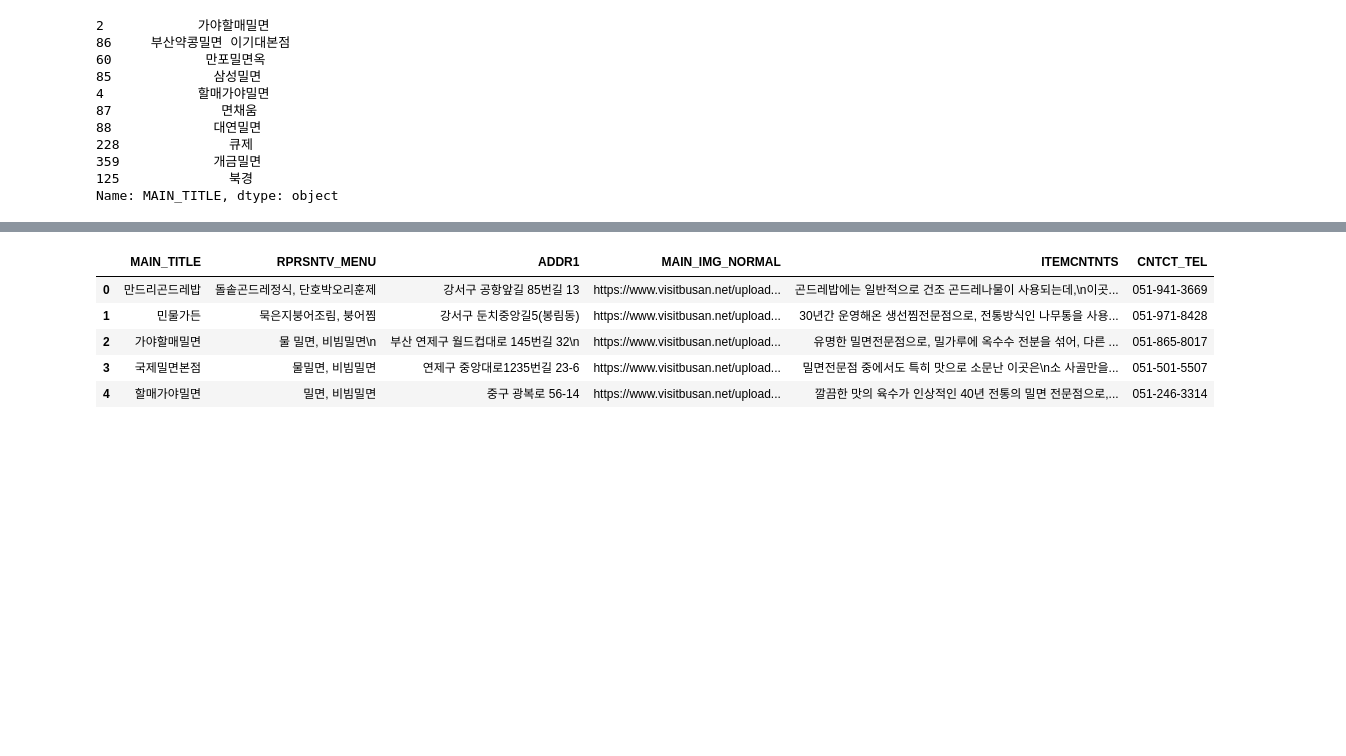
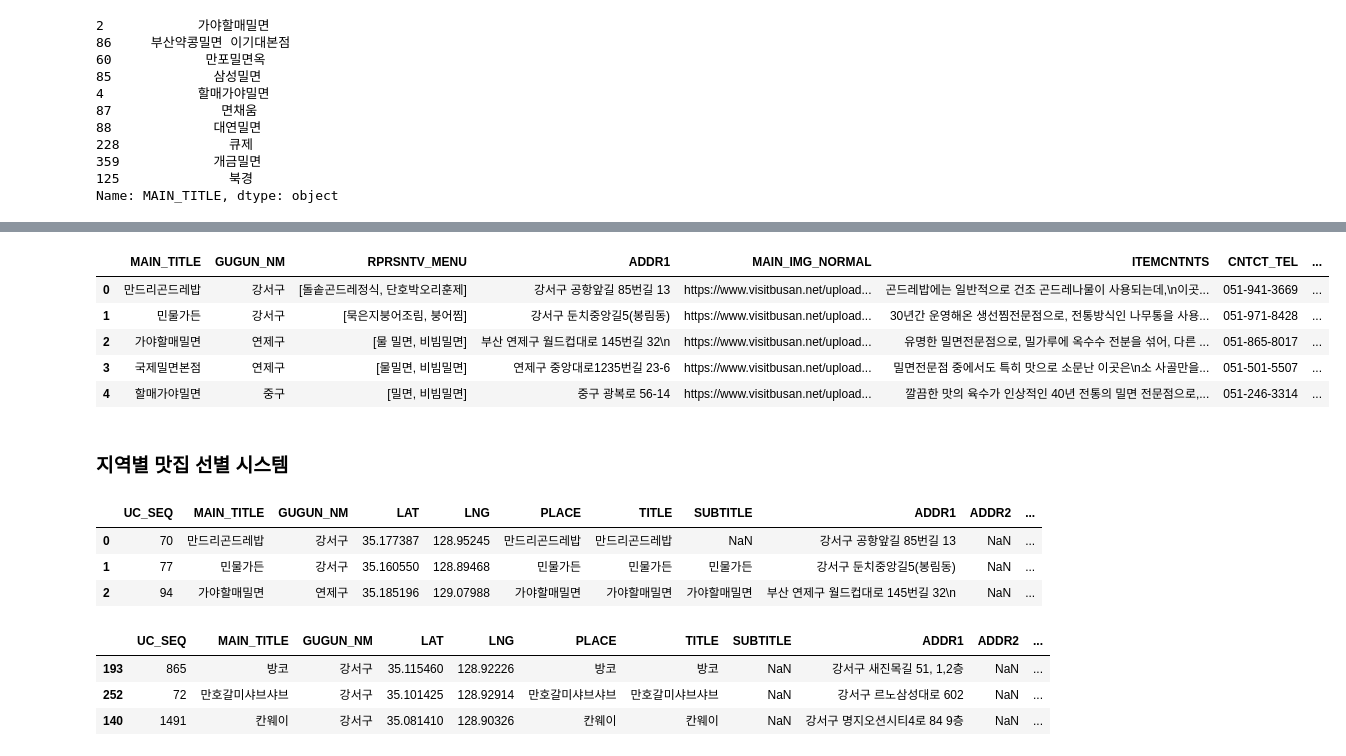
Before and after one commit to jisungs/food_test, a Jupyter notebook: food.ipynb, the cells around one changed output, grey strips where cells are left out. Saved outputs shown, nothing was run; the diff lists cells and outputs as text; code cells hidden in the pictures; blank space fills up the shorter version.

Commit message:
completed building store_detail page

```diff
--- a/food.ipynb
+++ b/food.ipynb
@@ -396,13 +406,13 @@ Name: MAIN_TITLE, dtype: object
 # %%
 import pickle
-stores = df2[['MAIN_TITLE', 'RPRSNTV_MENU', 'ADDR1','MAIN_IMG_NORMAL','ITEMCNTNTS','CNTCT_TEL']].copy()
+stores = df2[['MAIN_TITLE','GUGUN_NM', 'RPRSNTV_MENU', 'ADDR1','MAIN_IMG_NORMAL','ITEMCNTNTS','CNTCT_TEL', 'USAGE_DAY_WEEK_AND_TIME','HOMEPAGE_URL']].copy()
 stores.head()
 # %% [output]
-|  | MAIN_TITLE | RPRSNTV_MENU | ADDR1 | MAIN_IMG_NORMAL | ITEMCNTNTS | CNTCT_TEL |
-| 0 | 만드리곤드레밥 | 돌솥곤드레정식, 단호박오리훈제 | 강서구 공항앞길 85번길 13 | https://www.visitbusan.net/upload... | 곤드레밥에는 일반적으로 건조 곤드레나물이 사용되는데,\n이곳... | 051-941-3669 |
-| 1 | 민물가든 | 묵은지붕어조림, 붕어찜 | 강서구 둔치중앙길5(봉림동) | https://www.visitbusan.net/upload... | 30년간 운영해온 생선찜전문점으로, 전통방식인 나무통을 사용... | 051-971-8428 |
-| 2 | 가야할매밀면 | 물 밀면, 비빔밀면\n | 부산 연제구 월드컵대로 145번길 32\n | https://www.visitbusan.net/upload... | 유명한 밀면전문점으로, 밀가루에 옥수수 전분을 섞어, 다른 ... | 051-865-8017 |
-| 3 | 국제밀면본점 | 물밀면, 비빔밀면 | 연제구 중앙대로1235번길 23-6 | https://www.visitbusan.net/upload... | 밀면전문점 중에서도 특히 맛으로 소문난 이곳은\n소 사골만을... | 051-501-5507 |
-| 4 | 할매가야밀면 | 밀면, 비빔밀면 | 중구 광복로 56-14 | https://www.visitbusan.net/upload... | 깔끔한 맛의 육수가 인상적인 40년 전통의 밀면 전문점으로,... | 051-246-3314 |
+|  | MAIN_TITLE | GUGUN_NM | RPRSNTV_MENU | ADDR1 | MAIN_IMG_NORMAL | ITEMCNTNTS | CNTCT_TEL | ... |
+| 0 | 만드리곤드레밥 | 강서구 | [돌솥곤드레정식, 단호박오리훈제] | 강서구 공항앞길 85번길 13 | https://www.visitbusan.net/upload... | 곤드레밥에는 일반적으로 건조 곤드레나물이 사용되는데,\n이곳... | 051-941-3669 | ... |
+| 1 | 민물가든 | 강서구 | [묵은지붕어조림, 붕어찜] | 강서구 둔치중앙길5(봉림동) | https://www.visitbusan.net/upload... | 30년간 운영해온 생선찜전문점으로, 전통방식인 나무통을 사용... | 051-971-8428 | ... |
+| 2 | 가야할매밀면 | 연제구 | [물 밀면, 비빔밀면] | 부산 연제구 월드컵대로 145번길 32\n | https://www.visitbusan.net/upload... | 유명한 밀면전문점으로, 밀가루에 옥수수 전분을 섞어, 다른 ... | 051-865-8017 | ... |
+| 3 | 국제밀면본점 | 연제구 | [물밀면, 비빔밀면] | 연제구 중앙대로1235번길 23-6 | https://www.visitbusan.net/upload... | 밀면전문점 중에서도 특히 맛으로 소문난 이곳은\n소 사골만을... | 051-501-5507 | ... |
+| 4 | 할매가야밀면 | 중구 | [밀면, 비빔밀면] | 중구 광복로 56-14 | https://www.visitbusan.net/upload... | 깔끔한 맛의 육수가 인상적인 40년 전통의 밀면 전문점으로,... | 051-246-3314 | ... |
 # %%
 pickle.dump(stores, open('stores.pickle', 'wb'))
@@ -408,0 +421,2 @@ pickle.dump(stores, open('stores.pickle', 'wb'))
+# %% [markdown]
+### 지역별 맛집 선별 시스템
@@ -408,0 +428,14 @@ pickle.dump(stores, open('stores.pickle', 'wb'))
+# %%
+df.head(3)
+# %% [output]
+|  | UC_SEQ | MAIN_TITLE | GUGUN_NM | LAT | LNG | PLACE | TITLE | SUBTITLE | ADDR1 | ADDR2 | ... |
+| 0 | 70 | 만드리곤드레밥 | 강서구 | 35.177387 | 128.95245 | 만드리곤드레밥 | 만드리곤드레밥 | NaN | 강서구 공항앞길 85번길 13 | NaN | ... |
+| 1 | 77 | 민물가든 | 강서구 | 35.160550 | 128.89468 | 민물가든 | 민물가든 | 민물가든 | 강서구 둔치중앙길5(봉림동) | NaN | ... |
+| 2 | 94 | 가야할매밀면 | 연제구 | 35.185196 | 129.07988 | 가야할매밀면 | 가야할매밀면 | 가야할매밀면 | 부산 연제구 월드컵대로 145번길 32\n | NaN | ... |
+# %%
+df[df["GUGUN_NM"]=="강서구"].sample(n=3)
+# %% [output]
+|  | UC_SEQ | MAIN_TITLE | GUGUN_NM | LAT | LNG | PLACE | TITLE | SUBTITLE | ADDR1 | ADDR2 | ... |
+| 193 | 865 | 방코 | 강서구 | 35.115460 | 128.92226 | 방코 | 방코 | NaN | 강서구 새진목길 51, 1,2층 | NaN | ... |
+| 252 | 72 | 만호갈미샤브샤브 | 강서구 | 35.101425 | 128.92914 | 만호갈미샤브샤브 | 만호갈미샤브샤브 | NaN | 강서구 르노삼성대로 602 | NaN | ... |
+| 140 | 1491 | 칸웨이 | 강서구 | 35.081410 | 128.90326 | 칸웨이 | 칸웨이 | NaN | 강서구 명지오션시티4로 84 9층 | NaN | ... |
```
Also changed, not shown: parts of 8 cells of this notebook, 3 other files.
